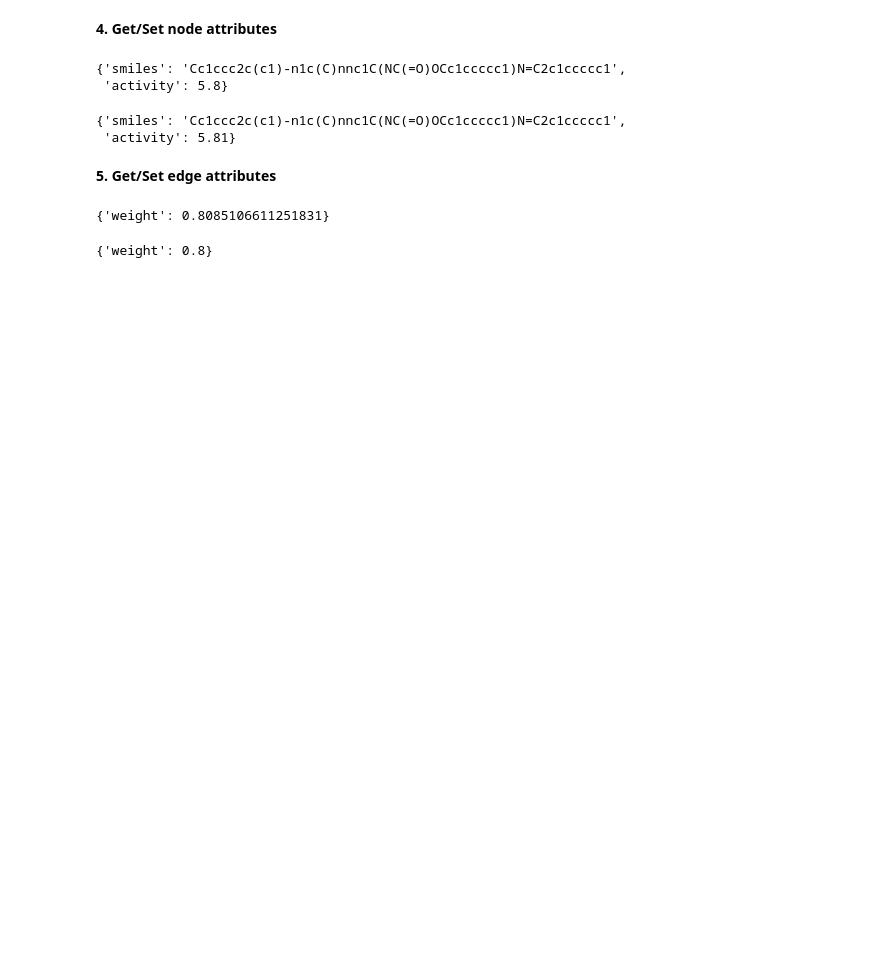
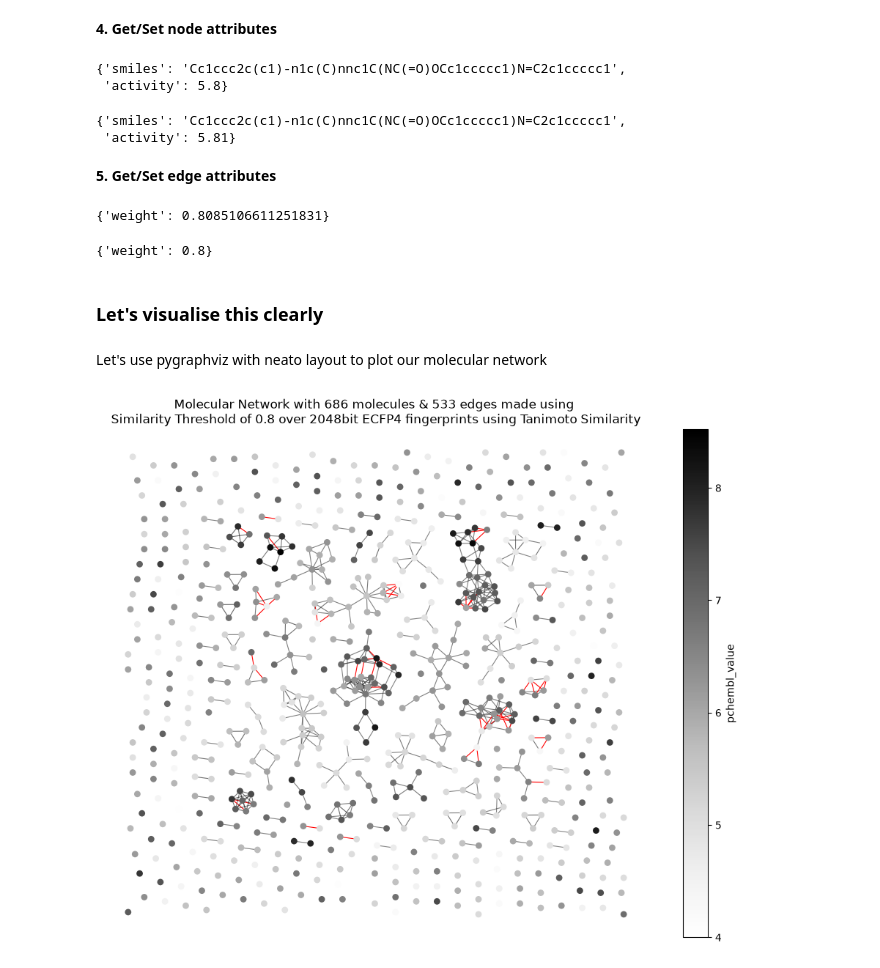
Before and after one commit to Manas02/biased-split, a Jupyter notebook: notebooks/01_Molecular_Network.ipynb, the cells around one changed output. Drawn from its saved outputs; the diff is of its cells as text; code cells hidden in the pictures; blank space fills up the shorter version.

```diff
--- a/notebooks/01_Molecular_Network.ipynb
+++ b/notebooks/01_Molecular_Network.ipynb
@@ -336,3 +341,39 @@ G.edges[528,542]['weight'] = 0.8
 G.edges[528,542]
 # %% [output]
 {'weight': 0.8}
+# %% [markdown]
+### Let's visualise this clearly
+# %% [markdown]
+Let's use pygraphviz with neato layout to plot our molecular network
+# %%
+def visualise_molnet(G, filepath=None):
+    fig, ax = plt.subplots(figsize=(12, 9))
+
+    pos = nx.nx_agraph.graphviz_layout(G, prog="neato")
+
+    edge_colors = []
+    for u, v in G.edges():
+        if abs(G.nodes[u]["activity"] - G.nodes[v]["activity"]) > G.graph['activity_threshold']:
+            edge_colors.append((1, 0, 0, 1))
+        else:
+            w = G.edges[u, v]["weight"]
+            edge_colors.append((1 - w, 1 - w, 1 - w, 0.6))
+
+    node_colors = [G.nodes[n]["activity"] for n in G.nodes()]
+
+    nx.draw_networkx_edges(G, pos, edge_color=edge_colors, width=0.8, ax=ax)
+    nodes = nx.draw_networkx_nodes(G, pos, node_color=node_colors, cmap=plt.cm.Greys,
+                                    node_size=40, linewidths=0, ax=ax)
+
+    cbar = fig.colorbar(nodes, ax=ax)
+    cbar.set_label(G.graph['activity_label'])
+    ax.axis("off")
+    plt.title(f"Molecular Network with {G.number_of_nodes()} molecules & {G.number_of_edges()} edges made using \nSimilarity Threshold of {G.graph['similarity_threshold']} over {G.graph['similarity_fp']} fingerprints using {G.graph['similarity_distance']} Similarity")
+    if filepath:
+        plt.tight_layout()
+        plt.savefig(filepath)
+    plt.show()
+# %%
+visualise_molnet(G)
+# %% [output]
+[figure, added]
```
Also changed, not shown: parts of 10 cells of this notebook, 18 other files.
